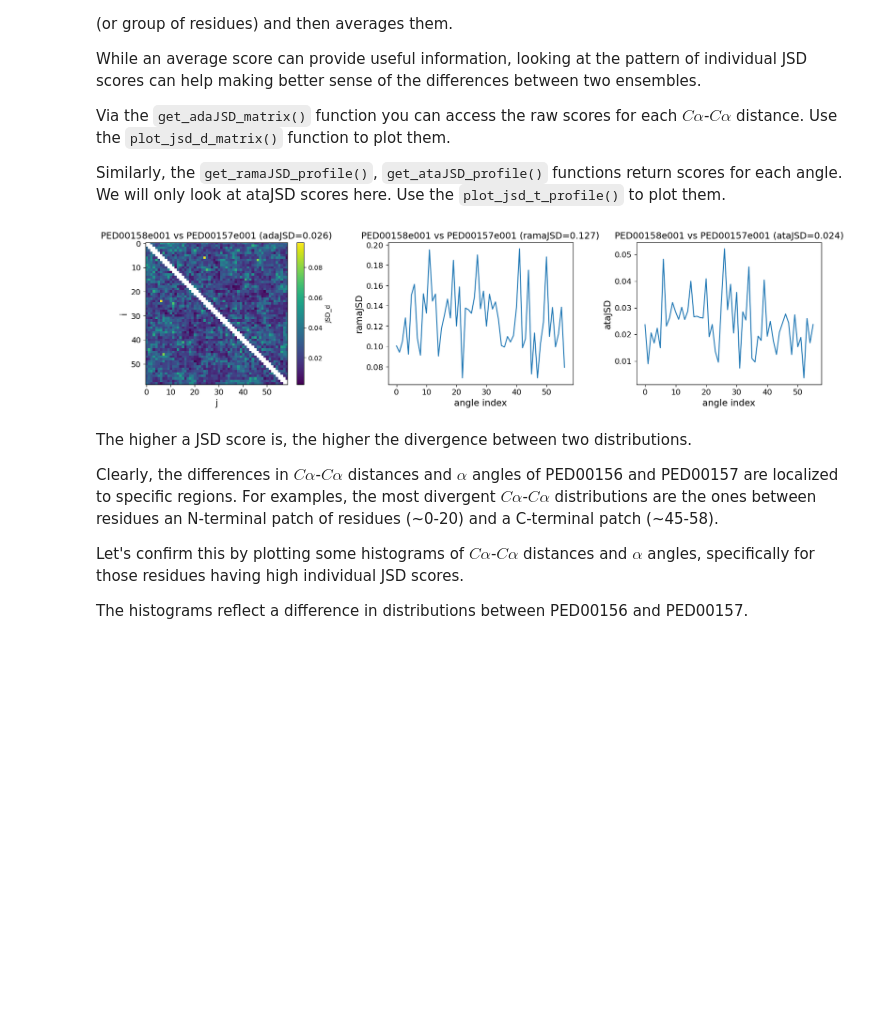
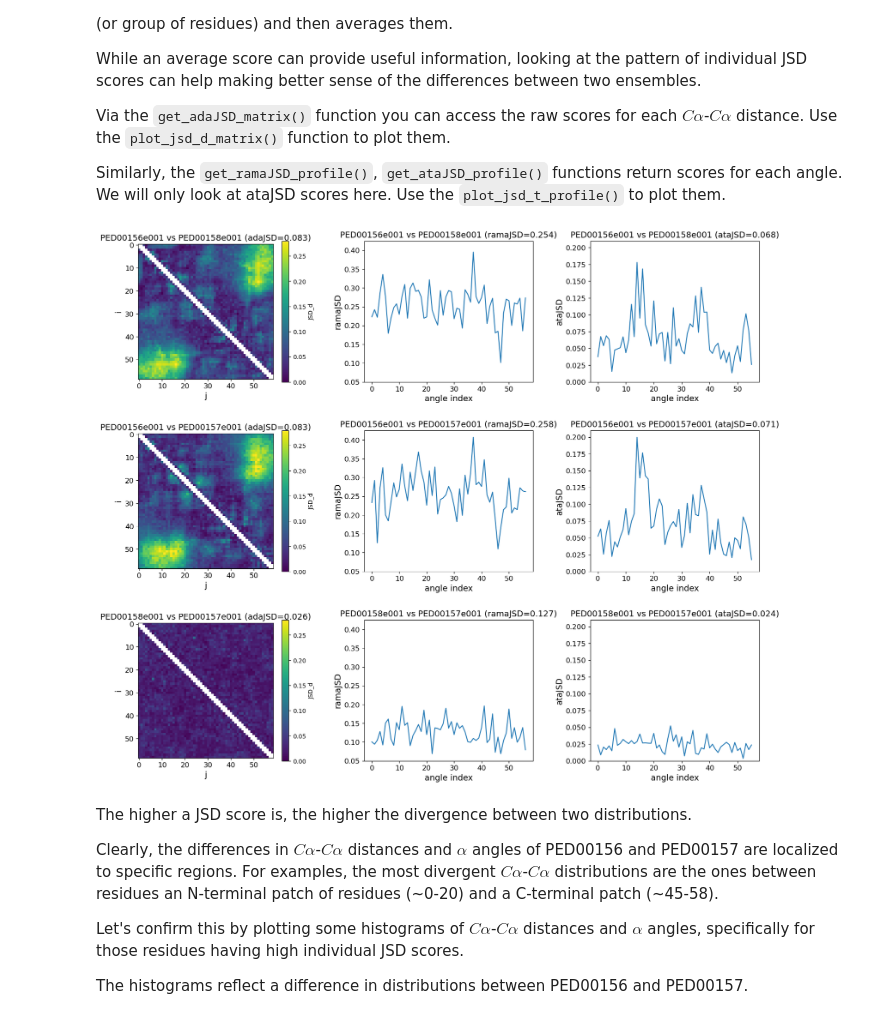
Before and after one commit to BioComputingUP/EnsembleTools, a Jupyter notebook: notebooks/comparing_ensembles.ipynb, the cells around one changed output. Drawn from its saved outputs; the diff is of its cells as text; code cells hidden in the pictures; blank space fills up the shorter version.

Commit message:
JSD plot fixed

```diff
--- a/notebooks/comparing_ensembles.ipynb
+++ b/notebooks/comparing_ensembles.ipynb
@@ -427,14 +427,18 @@ Via the `get_adaJSD_matrix()` function you can access the raw scores for each $C
 
 Similarly, the `get_ramaJSD_profile()`, `get_ataJSD_profile()` functions return scores for each angle. We will only look at ataJSD scores here. Use the `plot_jsd_t_profile()` to plot them.
 # %%
-def plot_jsd_matrix(ens_3, ens_2, ax):
+def plot_jsd_matrix(ens_a, ens_b, ax, cbar_limits=None):
     # Compute JSD-based scores.
     avg_score, score_matrix = get_adaJSD_matrix(
-        ens_3, ens_2, bins="auto", return_bins=False
+        ens_a, ens_b, bins="auto", return_bins=False
     )
     # Plot.
-    ax.set_title(f"{ens_3.code} vs {ens_2.code} (adaJSD={avg_score:.3f})", fontsize=14)
-    im = ax.imshow(score_matrix)
+    ax.set_title(f"{ens_a.code} vs {ens_b.code} (adaJSD={avg_score:.3f})", fontsize=14)
+    if cbar_limits is not None:
+        _cbar_limits = {"vmin": cbar_limits[0], "vmax": cbar_limits[1]}
+    else:
+        _cbar_limits = {}
+    im = ax.imshow(score_matrix, **_cbar_limits)
     ax.set_xlabel("j")
     ax.set_ylabel("i")
     cbar = ax.figure.colorbar(im, ax=ax)
@@ -442,45 +446,60 @@ def plot_jsd_matrix(ens_3, ens_2, ax):
     ax.set_xlabel("j", fontsize=14)
     ax.set_ylabel("i", fontsize=14)
     return ax
 
 
-def plot_jsd_profile(ens_3, ens_2, ax, score_name):
+def plot_jsd_profile(ens_a, ens_b, ax, score_name, ylims=None):
     # Compute JSD-based scores.
     if score_name == "ataJSD":
         avg_score, score_profile = get_ataJSD_profile(
-            ens_3, ens_2, bins="auto", return_bins=False
+            ens_a, ens_b, bins="auto", return_bins=False
         )
     elif score_name == "ramaJSD":
         avg_score, score_profile = get_ramaJSD_profile(
-            ens_3, ens_2, bins="auto", return_bins=False
+            ens_a, ens_b, bins="auto", return_bins=False
         )
     else:
         raise KeyError(score_name)
 
     # Plot.
-    ax.set_title(f"{ens_3.code} vs {ens_2.code} ({score_name}={avg_score:.3f})", fontsize=14)
+    ax.set_title(f"{ens_a.code} vs {ens_b.code} ({score_name}={avg_score:.3f})", fontsize=14)
     im = ax.plot(score_profile)
     ax.set_xlabel("angle index")
     ax.set_ylabel(score_name)
     ax.set_xlabel("angle index", fontsize=14)
     ax.set_ylabel(score_name, fontsize=14)
+    ax.set_ylim(ylims)
 
     return ax
 
 
-fig, ax = plt.subplots(1, 3, figsize=(16, 4.6))
+fig, ax = plt.subplots(3, 3, figsize=(16, 4.6*3))
 
-jsd_prof = plot_jsd_profile(ens_3, ens_2, ax[2], "ataJSD")
-jsd_prof_rama = plot_jsd_profile(ens_3, ens_2, ax[1], "ramaJSD")
-matrix = plot_jsd_matrix(ens_3, ens_2, ax[0])
-jsd_prof.tick_params(axis='both', labelsize=12)
-jsd_prof_rama.tick_params(axis='both', labelsize=12)
-matrix.tick_params(axis='both', labelsize=12)
+row_count = 0
+cbar_limits = (0, 0.28)
+ylims_0 = (0.05, 0.425)
+ylims_1 = (0, 0.210)
+
+for ens_a, ens_b in [
+        (ens_1, ens_3),
+        (ens_1, ens_2),
+        (ens_3, ens_2),
+    ]:
+    jsd_prof = plot_jsd_profile(ens_a, ens_b, ax[row_count][2], "ataJSD",
+                                ylims=ylims_1)
+    jsd_prof_rama = plot_jsd_profile(ens_a, ens_b, ax[row_count][1], "ramaJSD",
+                                     ylims=ylims_0)
+    matrix = plot_jsd_matrix(ens_a, ens_b, ax[row_count][0],
+                             cbar_limits=cbar_limits)
+    jsd_prof.tick_params(axis='both', labelsize=12)
+    jsd_prof_rama.tick_params(axis='both', labelsize=12)
+    matrix.tick_params(axis='both', labelsize=12)
+    row_count += 1
 
 plt.tight_layout(pad=3)
 plt.show()
 # %% [output]
-[figure, old version]
+[figure, new version]
 # %% [markdown]
 The higher a JSD score is, the higher the divergence between two distributions.
 
```
